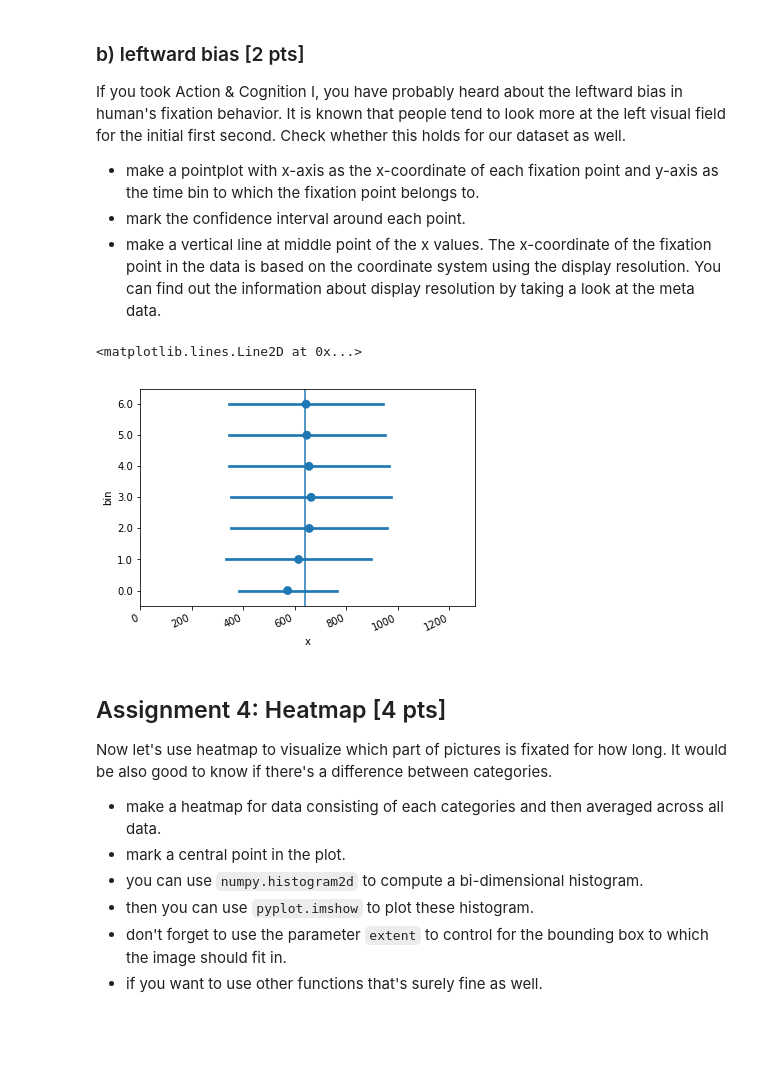
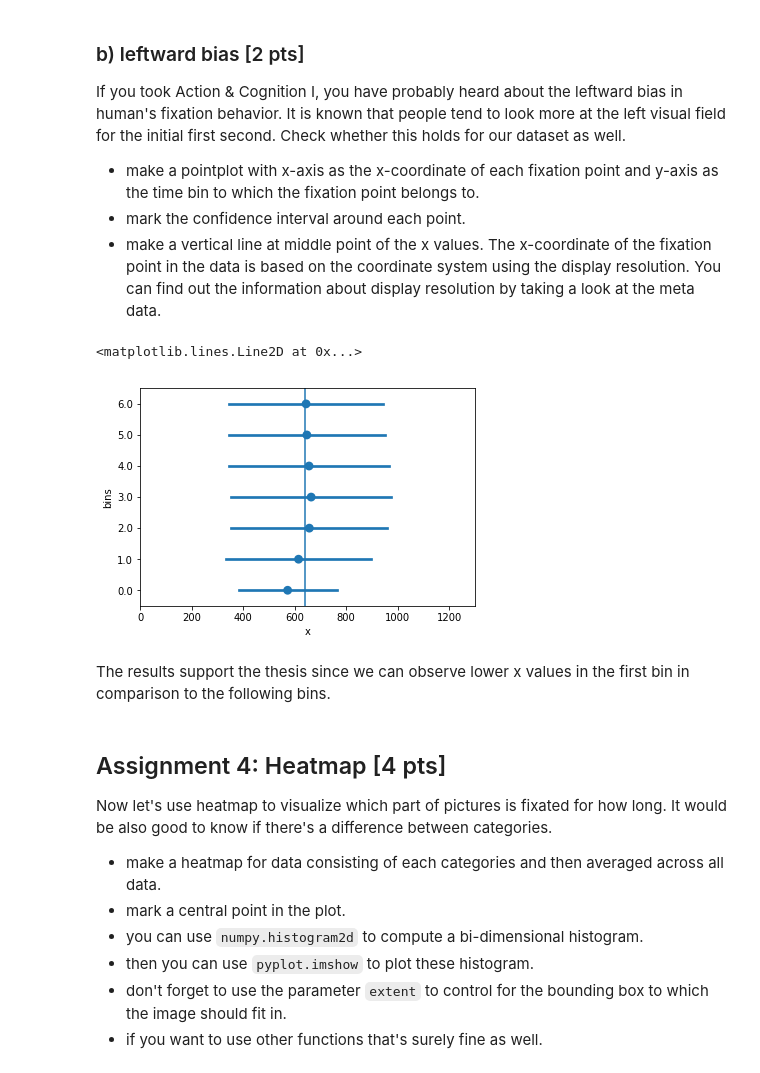
Before and after one commit to NBP-ACC/week-7-acc_2, a Jupyter notebook: Sheet05.ipynb, the cells around one changed output. Drawn from its saved outputs; the diff is of its cells as text; code cells hidden in the pictures; blank space fills up the shorter version.

```diff
--- a/Sheet05.ipynb
+++ b/Sheet05.ipynb
@@ -286,13 +279,16 @@ ax.set(title='start',
 
 plt.show()
 
-df = df.assign(neu = round(df['start']/1000))
-df['neu'] = df['neu'].astype('category')
-#df_avg = df.groupby('neu').mean().reset_index()
+#assign row with assigned bins
+df = df.assign(bins = round(df['start']/1000))
+#get mean of each bin
+df_avg = df.groupby('bins').mean().reset_index()
+
+#type of bins has to be category
+df['bins'] = df['bins'].astype('category')
 
 print('mean duration')
-#print(df_avg['duration'])
-df
+print(df_avg['duration'])
 # %% [output]
 [figure]
 mean duration
@@ -320,37 +306,19 @@ If you took Action & Cognition I, you have probably heard about the leftward bia
 - make a pointplot with x-axis as the x-coordinate of each fixation point and y-axis as the time bin to which the fixation point belongs to.
 - mark the confidence interval around each point.
 - make a vertical line at middle point of the x values. The x-coordinate of the fixation point in the data is based on the coordinate system using the display resolution. You can find out the information about display resolution by taking a look at the meta data.
-# %%
-# TODO: Change Scale
-
-#confidence_interval =stats.norm.interval(0.95, loc = df_avg['x'], scale  = 100)
-#fig = plt.figure(figsize = (10,10))
-#print(confidence_interval)
-
-#sns.pointplot(df_avg['x'],df_avg[ 'y'], join  = False)
-#g.set(ylabel = 'bin', xlim = (-0.5,10.5))
-xticks = plt.xticks(rotation=25, ha = "right")
-
-
-
-# TODO: Confidence Interval
-#for c in confidence_interval:
- #   c_t = zip()
-
-#plt.errorbar(df_avg['x'],df_avg['neu'],xerr =confidence_interval )
-
-#ax = sns.pointplot(x=confidence_interval,y = df_avg['neu'], join  = False)
-# TODO: Vertical line
-
-g = sns.pointplot(x='x', y='neu', data=df, join  = False, ci = 'sd')
-g.set(xlim  = (0,1300), ylabel = 'bin')
-g.invert_yaxis()
-plt.axvline(x = 640)
-#axline
-#df_avg
-# %% [output]
-<matplotlib.lines.Line2D at 0x...>
-[figure, removed]
+# %%
+#plot x-values and bin-categories
+figure = sns.pointplot(x='x', y='bins', data=df, join  = False, ci = 'sd')
+#adjust x axis limits and invert y axis
+figure.set(xlim  = (0,1300), ylabel = 'bins')
+figure.invert_yaxis()
+#add vertical line
+plt.axvline(x = 640)
+# %% [output]
+<matplotlib.lines.Line2D at 0x...>
+[figure, added]
+# %% [markdown]
+The results  support the thesis since we can observe lower x values in the first bin in comparison to the following bins.
 # %% [markdown]
 ## Assignment 4: Heatmap [4 pts]
 Now let's use heatmap to visualize which part of pictures is fixated for how long. It would be also good to know if there's a difference between categories.
```
Also changed, not shown: parts of 5 cells of this notebook.
